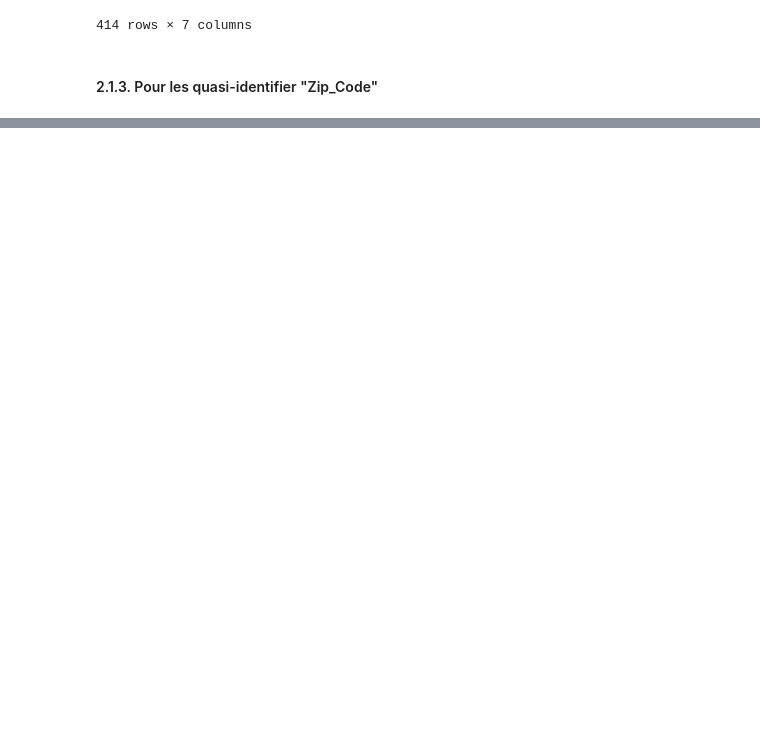
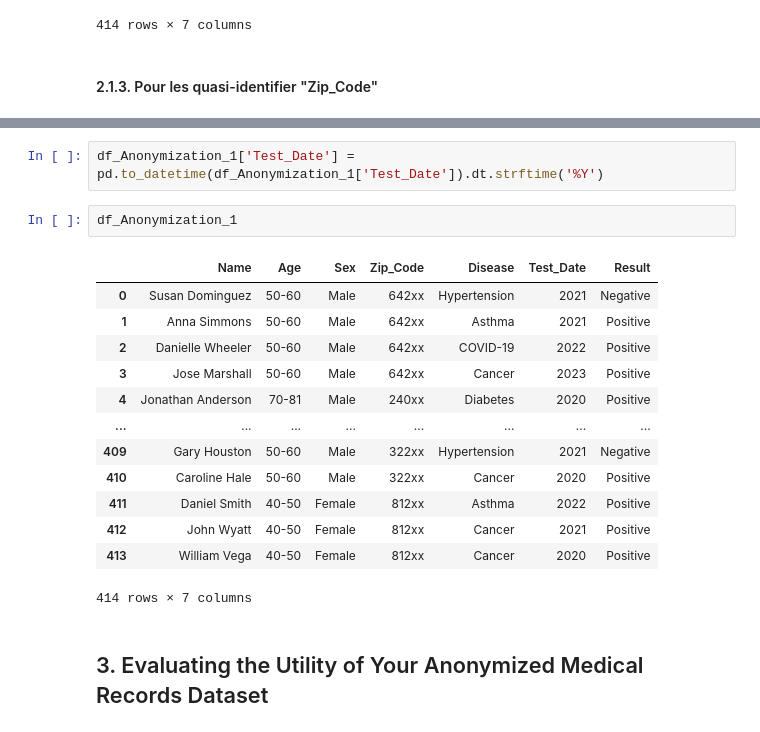
Before and after one commit to XIAxuanzheFrancis/Anonymization-de-donn-es-Medicales, a Jupyter notebook: Anonymization.ipynb, the cells around one changed output, grey strips where cells are left out. Saved outputs shown, nothing was run; the diff lists cells and outputs as text; blank space fills up the shorter version.

```diff
--- a/Anonymization.ipynb
+++ b/Anonymization.ipynb
@@ -280,0 +303,20 @@ df_Anonymization_1
+# %%
+df_Anonymization_1['Test_Date'] = pd.to_datetime(df_Anonymization_1['Test_Date']).dt.strftime('%Y')
+# %%
+df_Anonymization_1
+# %% [output]
+|  | Name | Age | Sex | Zip_Code | Disease | Test_Date | Result |
+| 0 | Susan Dominguez | 50-60 | Male | 642xx | Hypertension | 2021 | Negative |
+| 1 | Anna Simmons | 50-60 | Male | 642xx | Asthma | 2021 | Positive |
+| 2 | Danielle Wheeler | 50-60 | Male | 642xx | COVID-19 | 2022 | Positive |
+| 3 | Jose Marshall | 50-60 | Male | 642xx | Cancer | 2023 | Positive |
+| 4 | Jonathan Anderson | 70-81 | Male | 240xx | Diabetes | 2020 | Positive |
+| ... | ... | ... | ... | ... | ... | ... | ... |
+| 409 | Gary Houston | 50-60 | Male | 322xx | Hypertension | 2021 | Negative |
+| 410 | Caroline Hale | 50-60 | Male | 322xx | Cancer | 2020 | Positive |
+| 411 | Daniel Smith | 40-50 | Female | 812xx | Asthma | 2022 | Positive |
+| 412 | John Wyatt | 40-50 | Female | 812xx | Cancer | 2021 | Positive |
+| 413 | William Vega | 40-50 | Female | 812xx | Cancer | 2020 | Positive |
+414 rows × 7 columns
+# %% [markdown]
+## 3. Evaluating the Utility of Your Anonymized Medical Records Dataset
```
Also changed, not shown: parts of 7 cells of this notebook.
